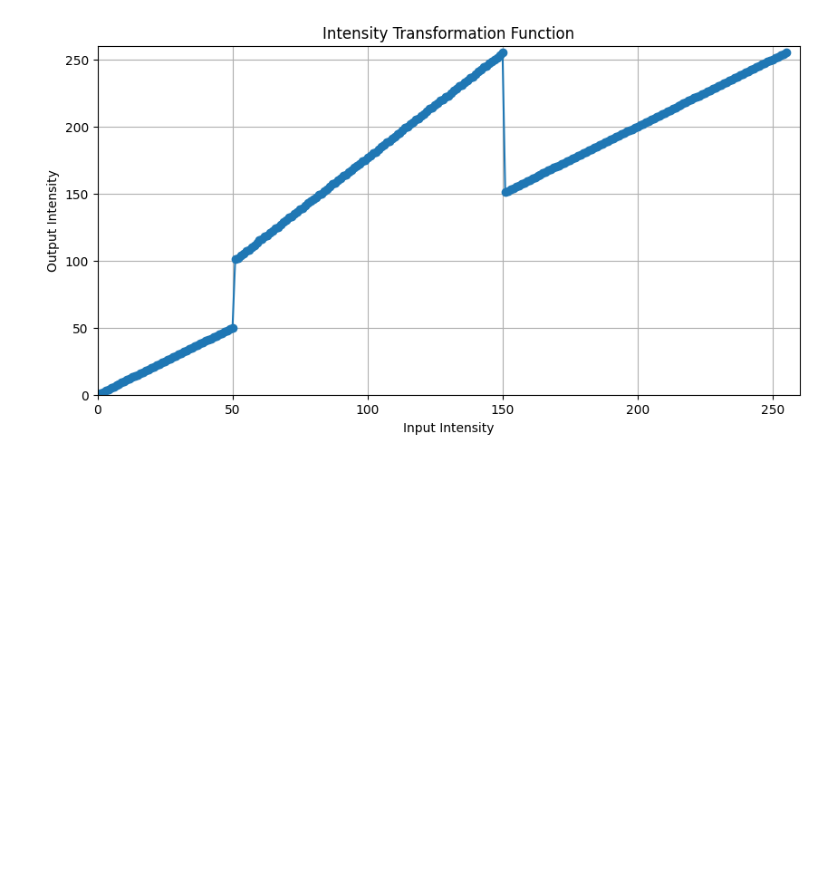
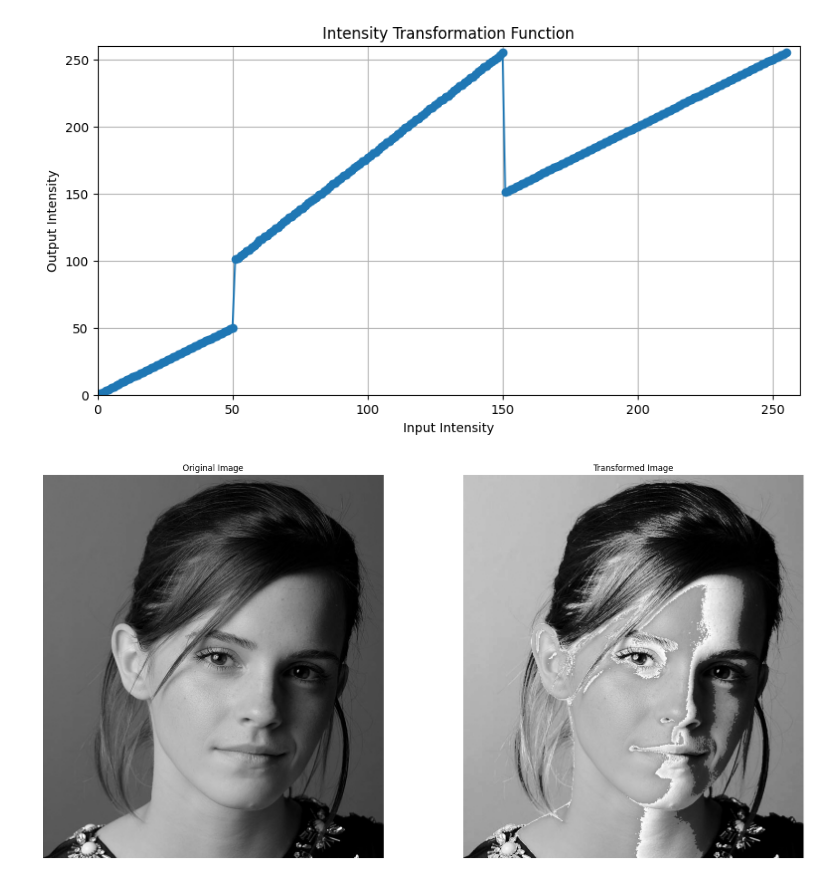
Before and after one commit to TNKodi/EN3160---Image-Processing-and-Machine-Vision, a Jupyter notebook: Assignment 01.ipynb, the cells around one changed output. Drawn from its saved outputs; the diff is of its cells as text; code cells hidden in the pictures; blank space fills up the shorter version.

```diff
--- a/Assignment 01.ipynb
+++ b/Assignment 01.ipynb
@@ -72,3 +72,17 @@ plt.show()
 [figure]
 # %%
 img = cv.imread('emma.jpg', cv.IMREAD_GRAYSCALE)
+# %%
+img_transformed = cv.LUT(img, tranfrom)
+plt.figure(figsize=(20, 10))
+plt.subplot(1, 2, 1)
+plt.imshow(img, cmap='gray')
+plt.title('Original Image')
+plt.axis('off')
+plt.subplot(1, 2, 2)
+plt.imshow(img_transformed, cmap='gray')
+plt.title('Transformed Image')
+plt.axis('off')
+plt.show()
+# %% [output]
+[figure, added]
```
